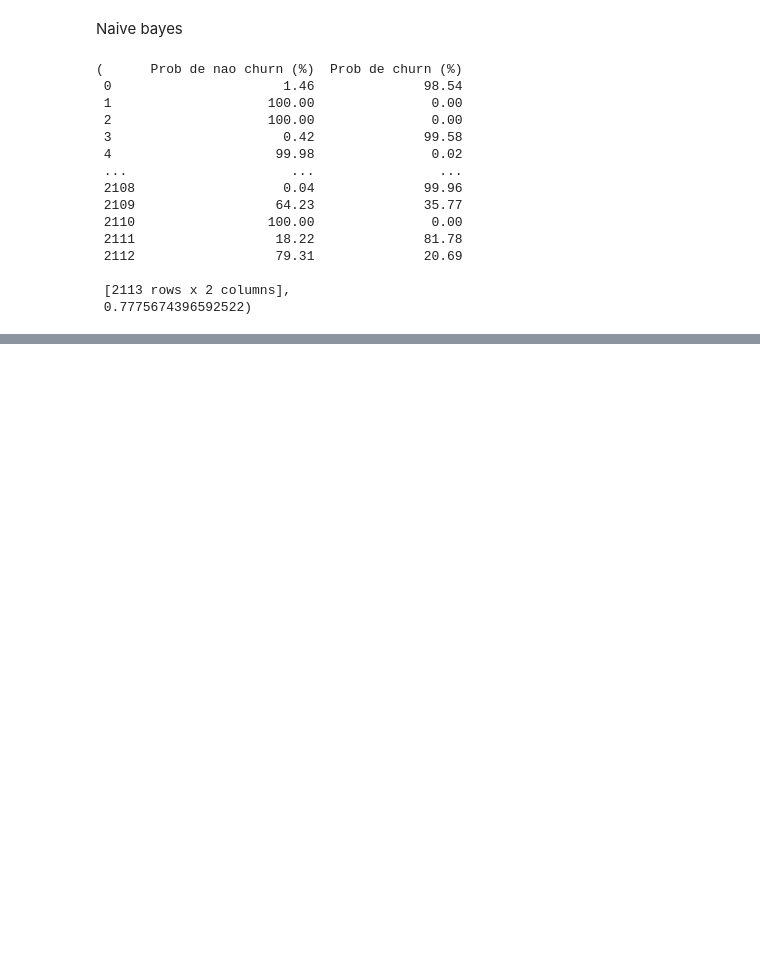
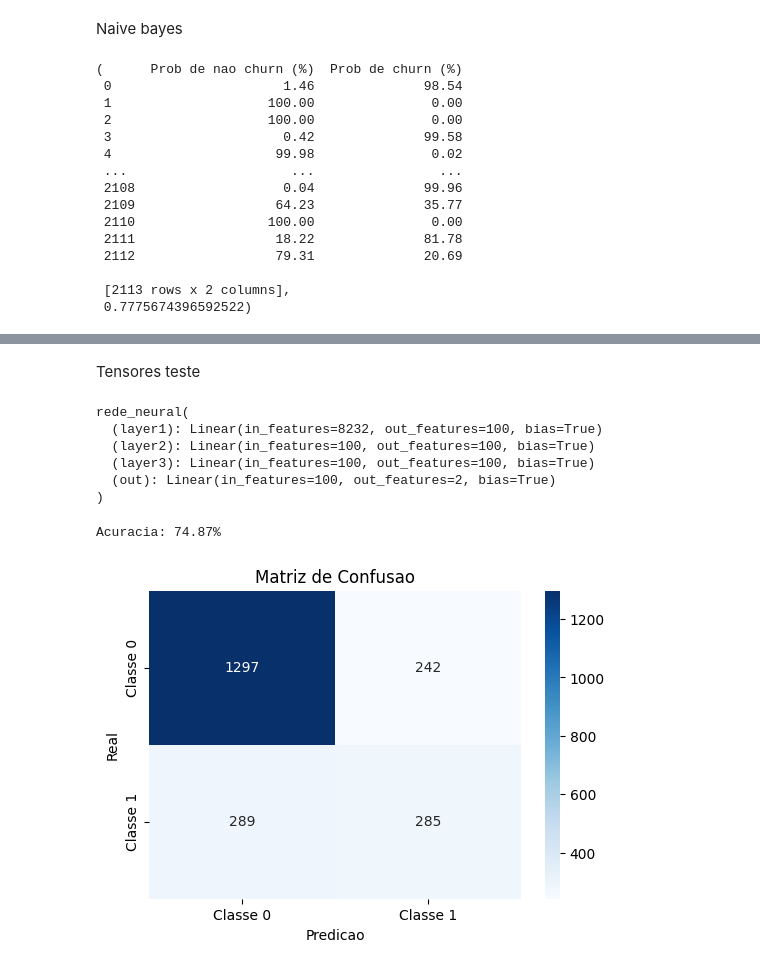
Before and after one commit to WesleySouza13/Analise-em-Churn, a Jupyter notebook: Untitled-1.ipynb, the cells around one changed output, grey strips where cells are left out. Saved outputs shown, nothing was run; the diff lists cells and outputs as text; code cells hidden in the pictures; blank space fills up the shorter version.

```diff
--- a/Untitled-1.ipynb
+++ b/Untitled-1.ipynb
@@ -612,0 +722,48 @@ probabilidade_de_churn
+# %% [markdown]
+Tensores teste
+# %%
+x_teste_array = x_teste.toarray()
+x_teste_tensor = torch.FloatTensor(x_teste_array)
+# %%
+y_teste_tensor = torch.LongTensor(y_teste)
+# %%
+test_dataset = torch.utils.data.TensorDataset(x_teste_tensor, y_teste_tensor)
+test_loader = torch.utils.data.DataLoader(test_dataset, batch_size=2, shuffle=False)
+# %%
+#colocando modelo em modo de avaliaçao
+modelo.eval()
+# %% [output]
+rede_neural(
+  (layer1): Linear(in_features=8232, out_features=100, bias=True)
+  (layer2): Linear(in_features=100, out_features=100, bias=True)
+  (layer3): Linear(in_features=100, out_features=100, bias=True)
+  (out): Linear(in_features=100, out_features=2, bias=True)
+)
+# %%
+y_pred = []
+y_true = []
+
+with torch.no_grad():
+    for features, labels in test_loader:
+        outputs = modelo(features.float())
+        _, predicted = torch.max(outputs, 1)
+        y_pred.extend(predicted.numpy())
+        y_true.extend(labels.numpy())
+
+
+accuracia = accuracy_score(y_true, y_pred)
+print(f"Acuracia: {accuracia * 100:.2f}%")
+
+
+cm = confusion_matrix(y_true, y_pred)
+
+
+plt.figure(figsize=(6, 4))
+sns.heatmap(cm, annot=True, fmt="d", cmap="Blues", xticklabels=["Classe 0", "Classe 1"], yticklabels=["Classe 0", "Classe 1"])
+plt.xlabel('Predicao')
+plt.ylabel('Real')
+plt.title('Matriz de Confusao')
+plt.show()
+# %% [output]
+Acuracia: 74.87%
+[figure, added]
```
Also changed, not shown: parts of 24 cells of this notebook.
